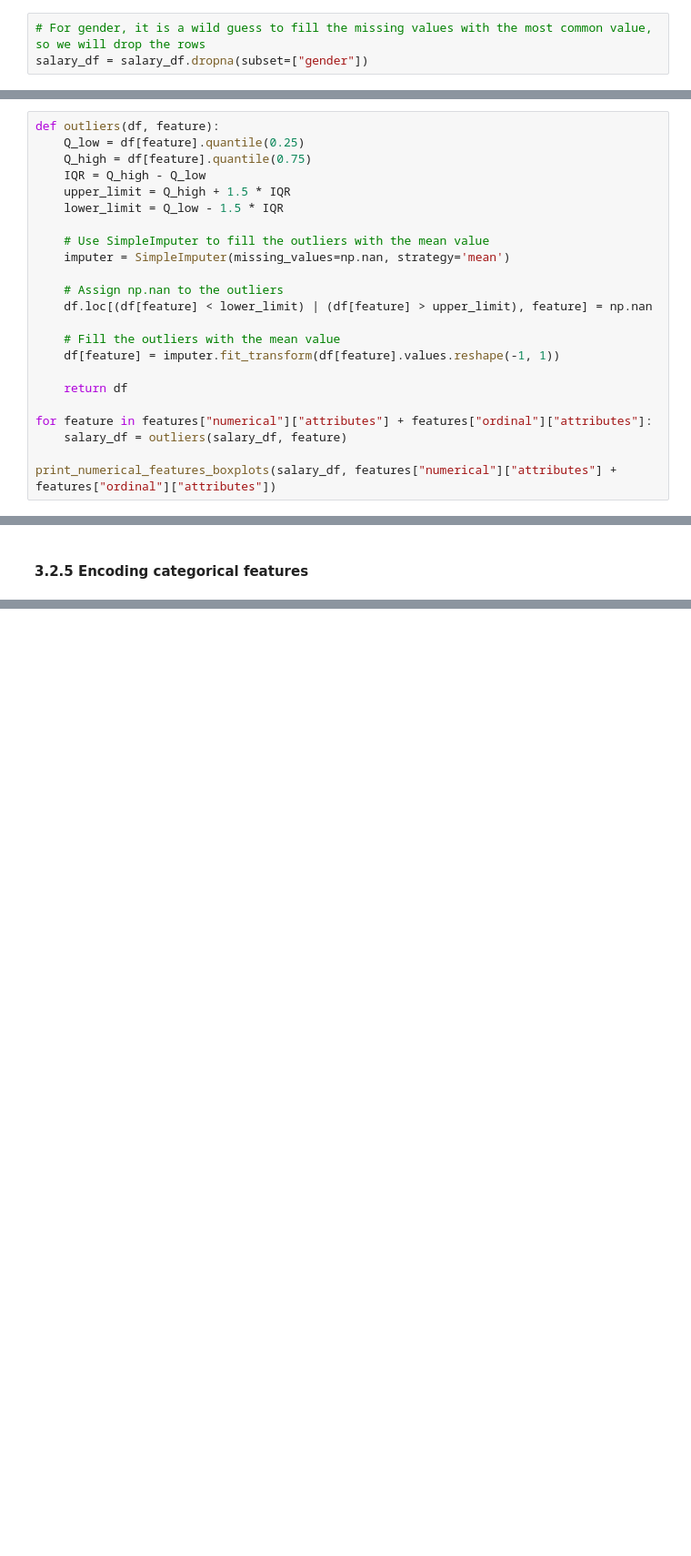
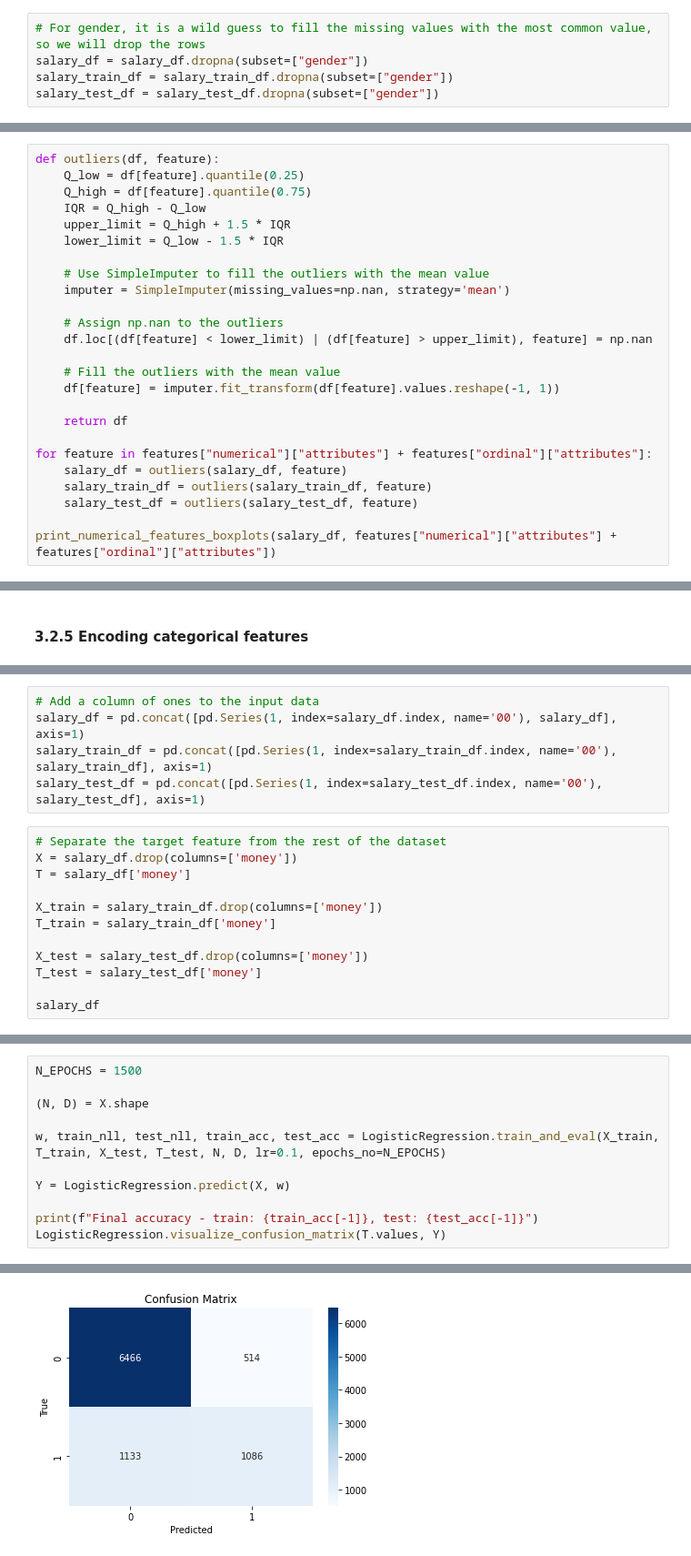
Before and after one commit to avramstefan/DS-Salary-AVC, a Jupyter notebook: main.ipynb, the cells around one changed output, grey strips where cells are left out. Shown at 91% size. Saved outputs shown, nothing was run; the diff lists cells and outputs as text; blank space fills up the shorter version.

Commit message:
Salary - Logistic Regression - accuracy 0.831

```diff
--- a/main.ipynb
+++ b/main.ipynb
@@ -296,6 +303,8 @@ salary_df['hpw'] = simple_imputer.fit_transform(salary_df['hpw'].values.reshape(
 # %%
 # For gender, it is a wild guess to fill the missing values with the most common value, so we will drop the rows
 salary_df = salary_df.dropna(subset=["gender"])
+salary_train_df = salary_train_df.dropna(subset=["gender"])
+salary_test_df = salary_test_df.dropna(subset=["gender"])
 # %% [markdown]
 #### 3.2.2 Extreme values - Outliers
 # %%
@@ -319,6 +328,8 @@ def outliers(df, feature):
 
 for feature in features["numerical"]["attributes"] + features["ordinal"]["attributes"]:
     salary_df = outliers(salary_df, feature)
+    salary_train_df = outliers(salary_train_df, feature)
+    salary_test_df = outliers(salary_test_df, feature)
 
 print_numerical_features_boxplots(salary_df, features["numerical"]["attributes"] + features["ordinal"]["attributes"])
 # %% [output]
@@ -363,0 +534,17 @@ for feature in features["numerical"]["attributes"] + features["ordinal"]["attrib
+# %%
+# Add a column of ones to the input data
+salary_df = pd.concat([pd.Series(1, index=salary_df.index, name='00'), salary_df], axis=1)
+salary_train_df = pd.concat([pd.Series(1, index=salary_train_df.index, name='00'), salary_train_df], axis=1)
+salary_test_df = pd.concat([pd.Series(1, index=salary_test_df.index, name='00'), salary_test_df], axis=1)
+# %%
+# Separate the target feature from the rest of the dataset
+X = salary_df.drop(columns=['money'])
+T = salary_df['money']
+
+X_train = salary_train_df.drop(columns=['money'])
+T_train = salary_train_df['money']
+
+X_test = salary_test_df.drop(columns=['money'])
+T_test = salary_test_df['money']
+
+salary_df
@@ -363,0 +565,12 @@ for feature in features["numerical"]["attributes"] + features["ordinal"]["attrib
+# %%
+N_EPOCHS = 1500
+
+(N, D) = X.shape
+
+w, train_nll, test_nll, train_acc, test_acc = LogisticRegression.train_and_eval(X_train, T_train, X_test, T_test, N, D, lr=0.1, epochs_no=N_EPOCHS)
+
+Y = LogisticRegression.predict(X, w)
+
+print(f"Final accuracy - train: {train_acc[-1]}, test: {test_acc[-1]}")
+LogisticRegression.visualize_confusion_matrix(T.values, Y)
+# %% [output]
@@ -363,0 +578 @@ for feature in features["numerical"]["attributes"] + features["ordinal"]["attrib
+[figure, added]
```
Also changed, not shown: parts of 12 cells of this notebook.
